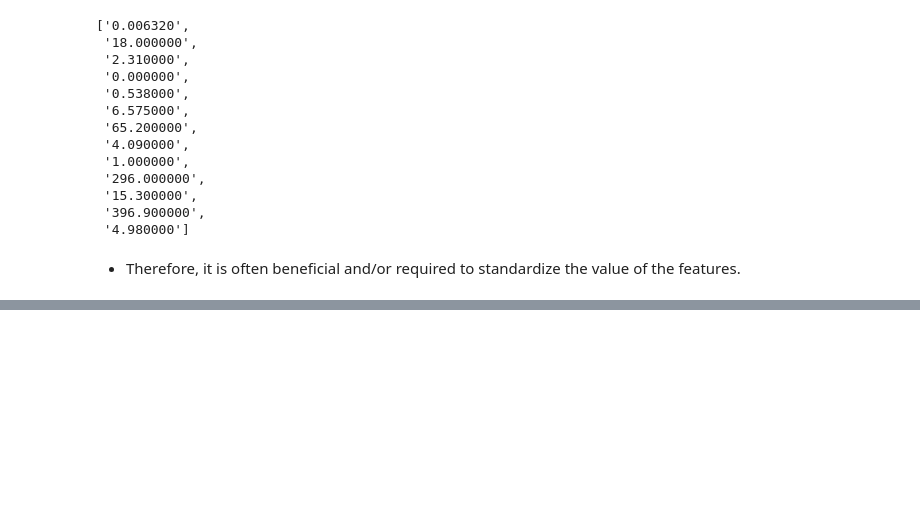
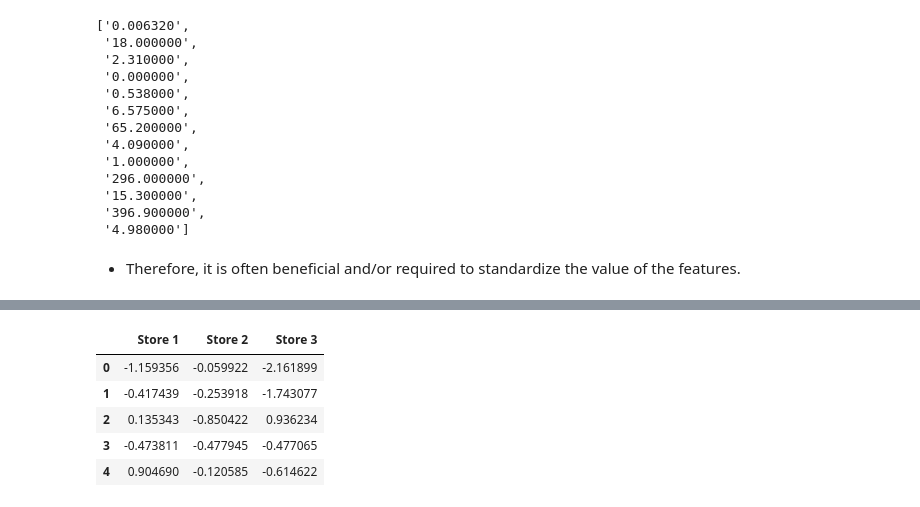
Before and after one commit to 7saheelahmed/Data_Science_and_Machine_Learning_CheatSheet, a Jupyter notebook: cheatsheet.ipynb, the cells around one changed output, grey strips where cells are left out. Cells and saved outputs as stored; diff of their text form; code cells hidden in the pictures; blank space fills up the shorter version.

```diff
--- a/cheatsheet.ipynb
+++ b/cheatsheet.ipynb
@@ -315,0 +452,23 @@ array([6.320e-03, 1.800e+01, 2.310e+00, 0.000e+00, 5.380e-01, 6.575e+00,
+# %%
+# Generate fetures, outputs, and true coefficient of 100 samples,
+features, output, coef = make_regression(n_samples = 100,
+                                         # three features
+                                         n_features = 3,
+                                         # where only two features are useful,
+                                         n_informative = 2,
+                                         # a single target value per observation
+                                         n_targets = 1,
+                                         # 0.0 standard deviation of the guassian noise
+                                         noise = 0.0,
+                                         # show the true coefficient used to generated the data
+                                         coef = True)
+# %%
+# View the features of the first five rows
+pd.DataFrame(features, columns=['Store 1', 'Store 2', 'Store 3']).head()
+# %% [output]
+|  | Store 1 | Store 2 | Store 3 |
+| 0 | -1.159356 | -0.059922 | -2.161899 |
+| 1 | -0.417439 | -0.253918 | -1.743077 |
+| 2 | 0.135343 | -0.850422 | 0.936234 |
+| 3 | -0.473811 | -0.477945 | -0.477065 |
+| 4 | 0.904690 | -0.120585 | -0.614622 |
```
Also changed, not shown: parts of 23 cells of this notebook.
